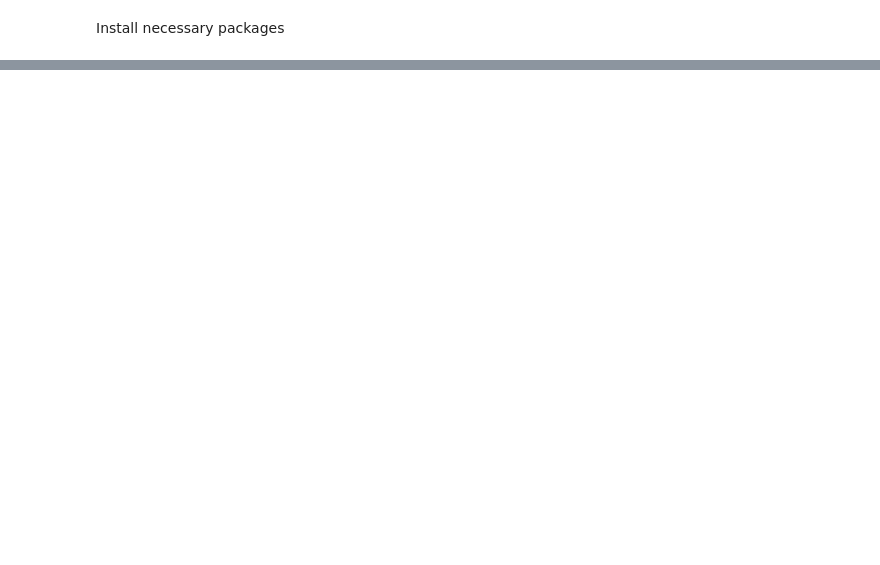
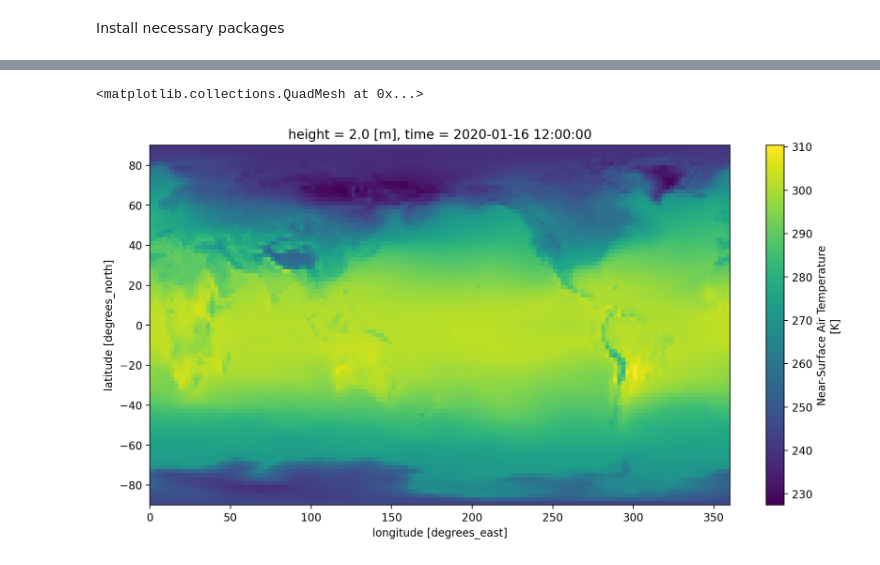
Before and after one commit to DonLe727/DSC-106-Project-3, a Jupyter notebook: CMIP.ipynb, the cells around one changed output, grey strips where cells are left out. Cells and saved outputs as stored; diff of their text form; code cells hidden in the pictures; blank space fills up the shorter version.

```diff
--- a/CMIP.ipynb
+++ b/CMIP.ipynb
@@ -47,0 +187,5 @@ df.head()
+# %%
+ds_month_ssp585.tas.sel(time='2020-01').squeeze().plot()
+# %% [output]
+<matplotlib.collections.QuadMesh at 0x...>
+[figure, added]
```
Also changed, not shown: parts of 22 cells of this notebook.
